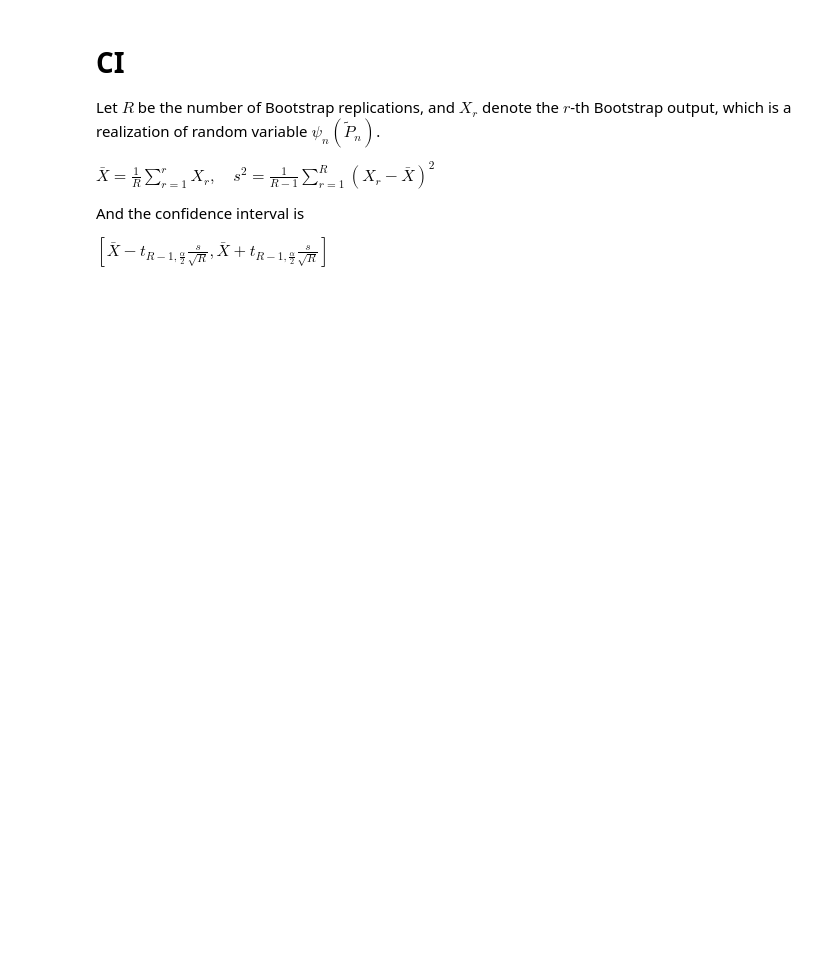
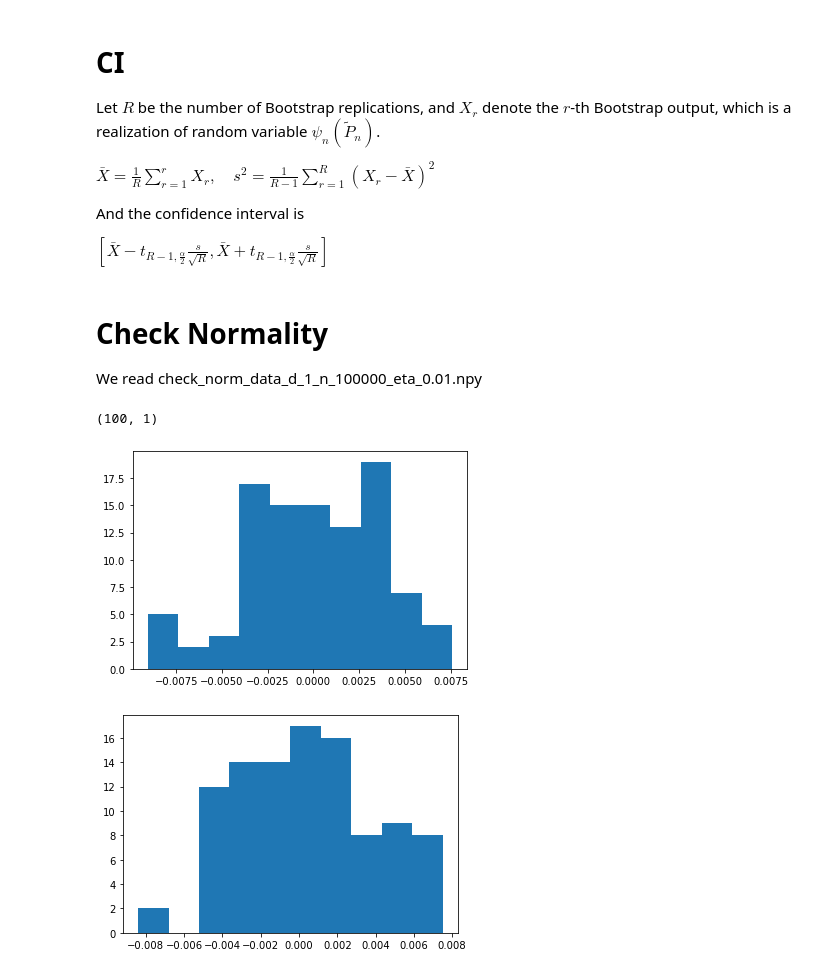
Before and after one commit to BeetrootWang/UQ_Proj, a Jupyter notebook: draft.ipynb, the cells around one changed output. Drawn from its saved outputs; the diff is of its cells as text; code cells hidden in the pictures; blank space fills up the shorter version.

```diff
--- a/draft.ipynb
+++ b/draft.ipynb
@@ -336,3 +341,29 @@ And the confidence interval is
 $
 [\bar{X} - t_{R-1, \frac{\alpha}{2}}\frac{s}{\sqrt{R}}, \bar{X} + t_{R-1, \frac{\alpha}{2}}\frac{s}{\sqrt{R}}]
 $
+# %% [markdown]
+# Check Normality
+We read check_norm_data_d_1_n_100000_eta_0.01.npy
+# %%
+import numpy as np
+import matplotlib.pyplot as plt
+
+
+ii = 0
+
+all_data = np.load('check_norm_data_d_1_n_100000_eta_0.01.npy')
+data = data[:, ii:ii+1]
+rng = np.random.default_rng(0)
+normal_data = rng.normal(np.mean(data), np.std(data), np.shape(data))
+
+print(np.shape(data))
+
+plt.hist(data)
+plt.show()
+
+plt.hist(normal_data)
+plt.show()
+# %% [output]
+(100, 1)
+[figure, added]
+[figure, added]
```
Also changed, not shown: parts of 1 cell of this notebook, 3 other files.
